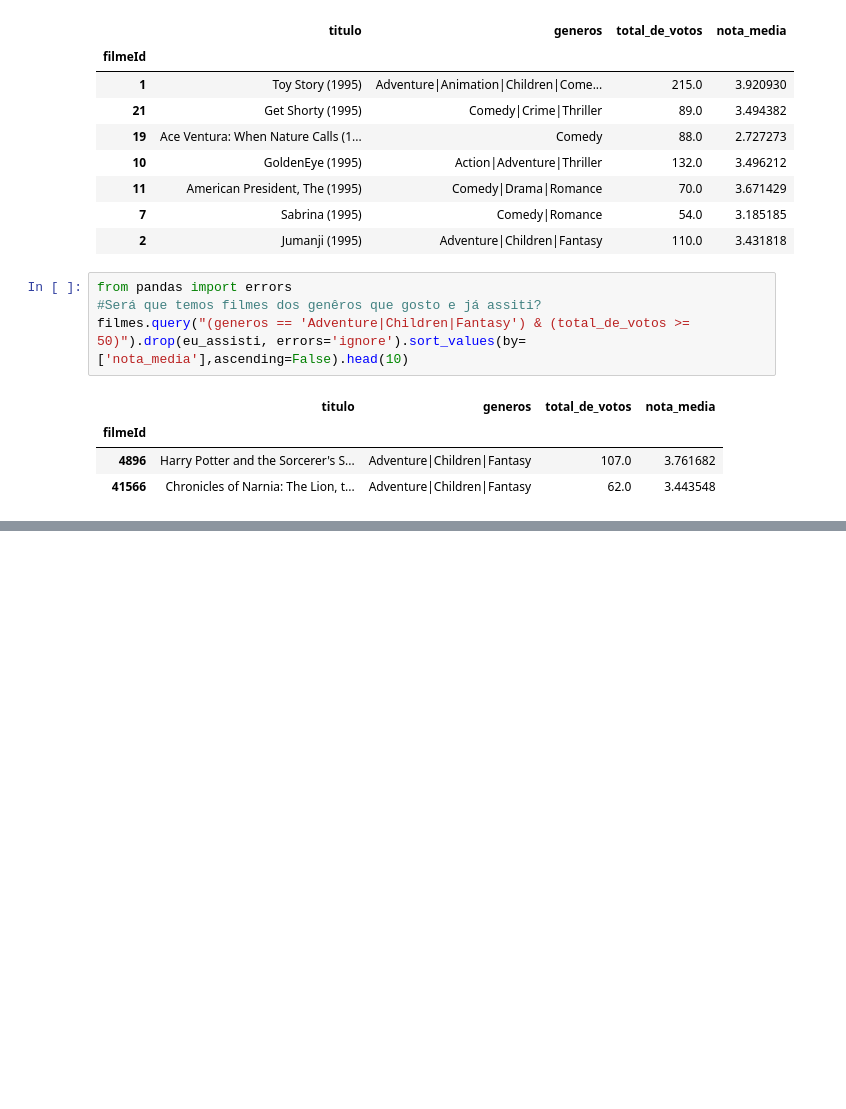
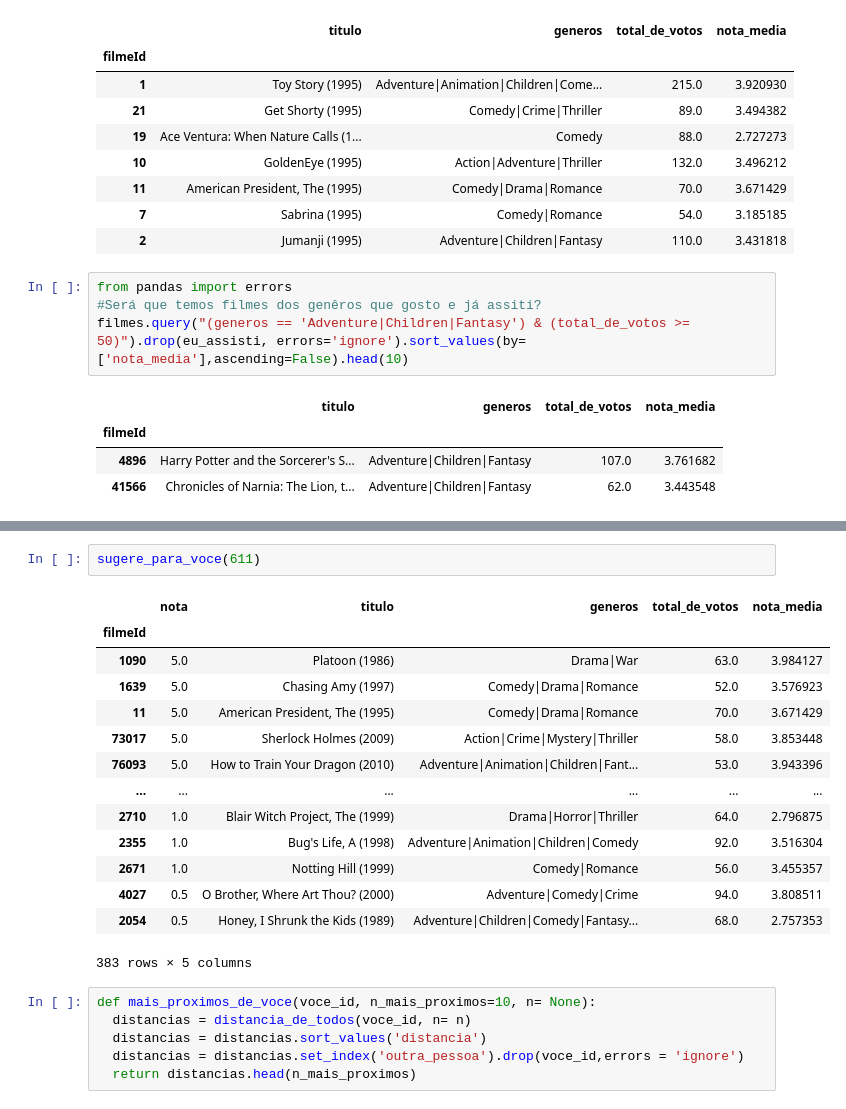
Before and after one commit to SamuelSousaFerreira/ML-para-Neg-cios-Digitais, a Jupyter notebook: Introdução_a_Recomendação.ipynb, the cells around one changed output, grey strips where cells are left out. Saved outputs shown, nothing was run; the diff lists cells and outputs as text; blank space fills up the shorter version.

```diff
--- a/Introdução_a_Recomendação.ipynb
+++ b/Introdução_a_Recomendação.ipynb
@@ -154,0 +618,23 @@ filmes.query("(generos == 'Adventure|Children|Fantasy') & (total_de_votos >= 50)
+# %%
+sugere_para_voce(611)
+# %% [output]
+|  | nota | titulo | generos | total_de_votos | nota_media |
+| filmeId |  |  |  |  |  |
+| 1090 | 5.0 | Platoon (1986) | Drama|War | 63.0 | 3.984127 |
+| 1639 | 5.0 | Chasing Amy (1997) | Comedy|Drama|Romance | 52.0 | 3.576923 |
+| 11 | 5.0 | American President, The (1995) | Comedy|Drama|Romance | 70.0 | 3.671429 |
+| 73017 | 5.0 | Sherlock Holmes (2009) | Action|Crime|Mystery|Thriller | 58.0 | 3.853448 |
+| 76093 | 5.0 | How to Train Your Dragon (2010) | Adventure|Animation|Children|Fant... | 53.0 | 3.943396 |
+| ... | ... | ... | ... | ... | ... |
+| 2710 | 1.0 | Blair Witch Project, The (1999) | Drama|Horror|Thriller | 64.0 | 2.796875 |
+| 2355 | 1.0 | Bug's Life, A (1998) | Adventure|Animation|Children|Comedy | 92.0 | 3.516304 |
+| 2671 | 1.0 | Notting Hill (1999) | Comedy|Romance | 56.0 | 3.455357 |
+| 4027 | 0.5 | O Brother, Where Art Thou? (2000) | Adventure|Comedy|Crime | 94.0 | 3.808511 |
+| 2054 | 0.5 | Honey, I Shrunk the Kids (1989) | Adventure|Children|Comedy|Fantasy... | 68.0 | 2.757353 |
+383 rows × 5 columns
+# %%
+def mais_proximos_de_voce(voce_id, n_mais_proximos=10, n= None):
+  distancias = distancia_de_todos(voce_id, n= n)
+  distancias = distancias.sort_values('distancia')
+  distancias = distancias.set_index('outra_pessoa').drop(voce_id,errors = 'ignore')
+  return distancias.head(n_mais_proximos)
```
Also changed, not shown: parts of 63 cells of this notebook.
